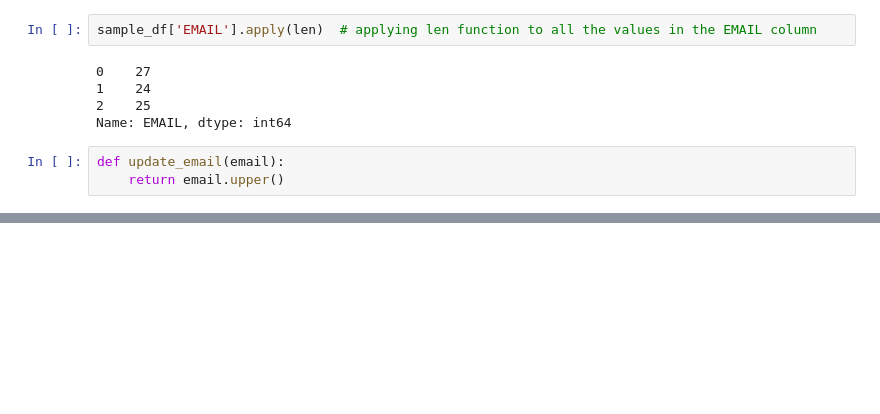
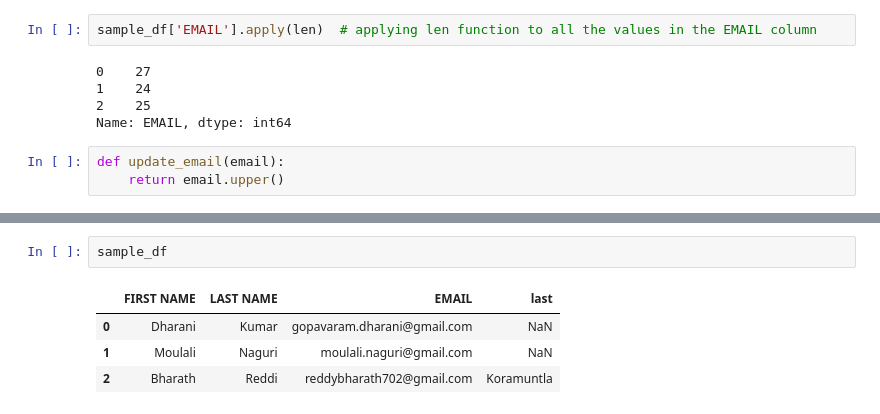
Before and after one commit to DharaniKumarLearning/PythonLearning, a Jupyter notebook: Data/stackoverflow_data/video5_update_rows_columns.ipynb, the cells around one changed output, grey strips where cells are left out. Cells and saved outputs as stored; diff of their text form; blank space fills up the shorter version.

```diff
--- a/Data/stackoverflow_data/video5_update_rows_columns.ipynb
+++ b/Data/stackoverflow_data/video5_update_rows_columns.ipynb
@@ -164,3 +164,10 @@ sample_df['EMAIL'].apply(update_email)  # applying the userdefined function to a
 1       MOULALI.NAGURI@GMAIL.COM
 2      REDDYBHARATH702@GMAIL.COM
 Name: EMAIL, dtype: object
+# %%
+sample_df
+# %% [output]
+|  | FIRST NAME | LAST NAME | EMAIL | last |
+| 0 | Dharani | Kumar | gopavaram.dharani@gmail.com | NaN |
+| 1 | Moulali | Naguri | moulali.naguri@gmail.com | NaN |
+| 2 | Bharath | Reddi | reddybharath702@gmail.com | Koramuntla |
```
Also changed, not shown: parts of 12 cells of this notebook, 3 other files.
